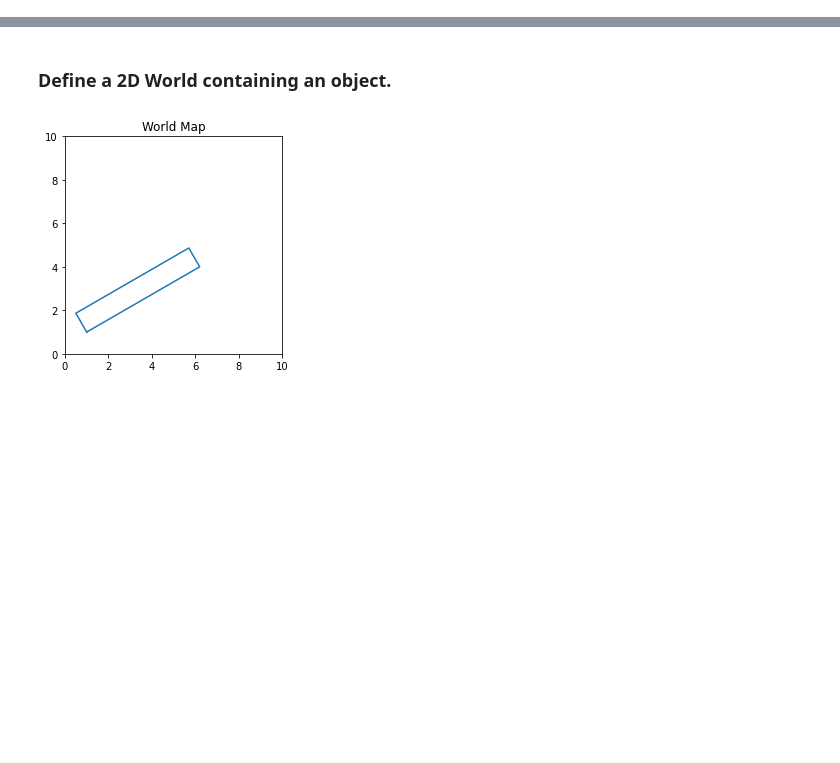
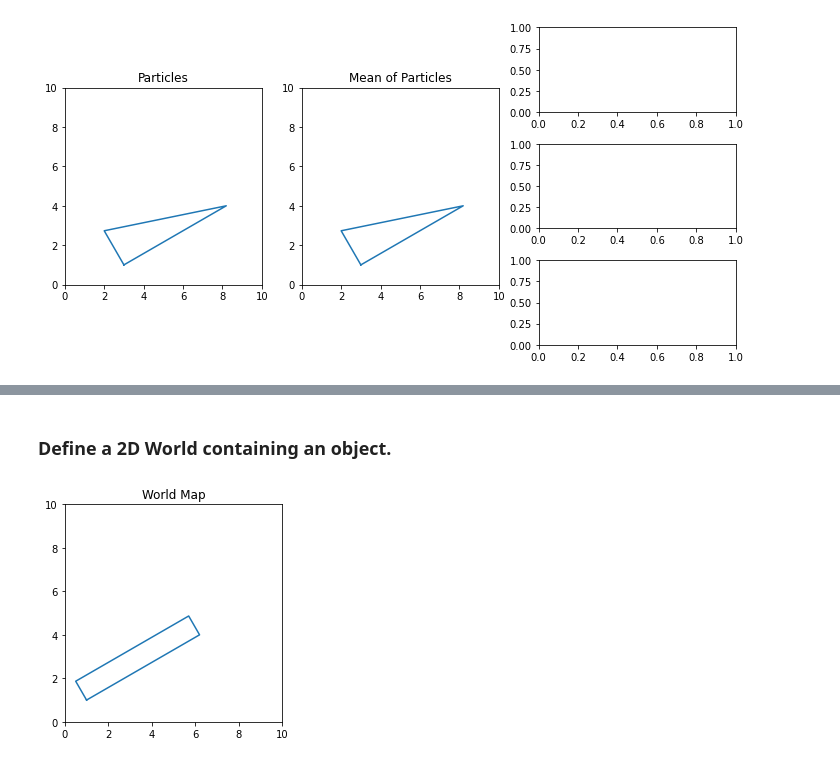
Before and after one commit to playertr/SDM_project, a Jupyter notebook: particle_filter_example.ipynb, the cells around one changed output, grey strips where cells are left out. Cells and saved outputs as stored; diff of their text form; code cells hidden in the pictures; blank space fills up the shorter version.

Commit message:
Get it running on particle_filter_example.ipynb

```diff
--- a/particle_filter_example.ipynb
+++ b/particle_filter_example.ipynb
@@ -0,0 +10,41 @@
+# %%
+# World
+# shape = Polygon([[0, 0], [6, 0], [6, 1],[0, 1], [0, 0]]) # rectangle
+shape = Polygon([[0, 0], [6, 0], [0, 2], [0, 0]]) # triangle
+x = 3
+y = 1
+theta = np.pi/6
+map_size = 10, 10
+
+# ParticleFilter
+num_particles = 500
+lookahead_depth = 1
+
+action_controller = ActionController(
+    shape, x, y, theta, map_size,
+    num_particles, lookahead_depth,
+)
+
+# Simulation
+num_iterations = 500
+entropies = []
+total_iterations = 0
+
+# Visuals
+
+fig = plt.figure(figsize=(10,5))
+gs = gridspec.GridSpec(nrows=3, ncols=3)
+
+ax1 = fig.add_subplot(gs[:,0])
+ax2 = fig.add_subplot(gs[:,1])
+ax3 = fig.add_subplot(gs[0,2])
+ax4 = fig.add_subplot(gs[1,2])
+ax5 = fig.add_subplot(gs[2,2])
+
+action_controller.world.plot(ax1)
+action_controller.world.plot(ax2)
+ax1.set_title('Particles')
+ax2.set_title('Mean of Particles')
+fig.tight_layout()
+# %% [output]
+[figure, added]
```
Also changed, not shown: parts of 7 cells of this notebook, 2 other files.
